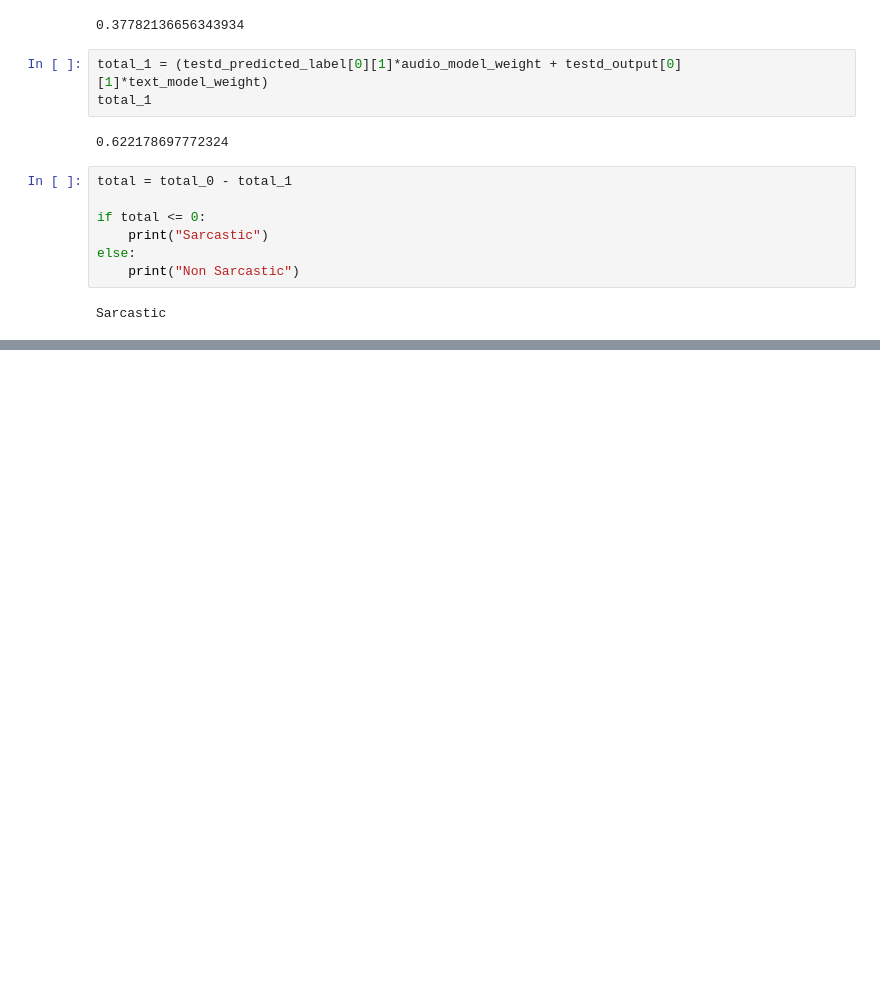
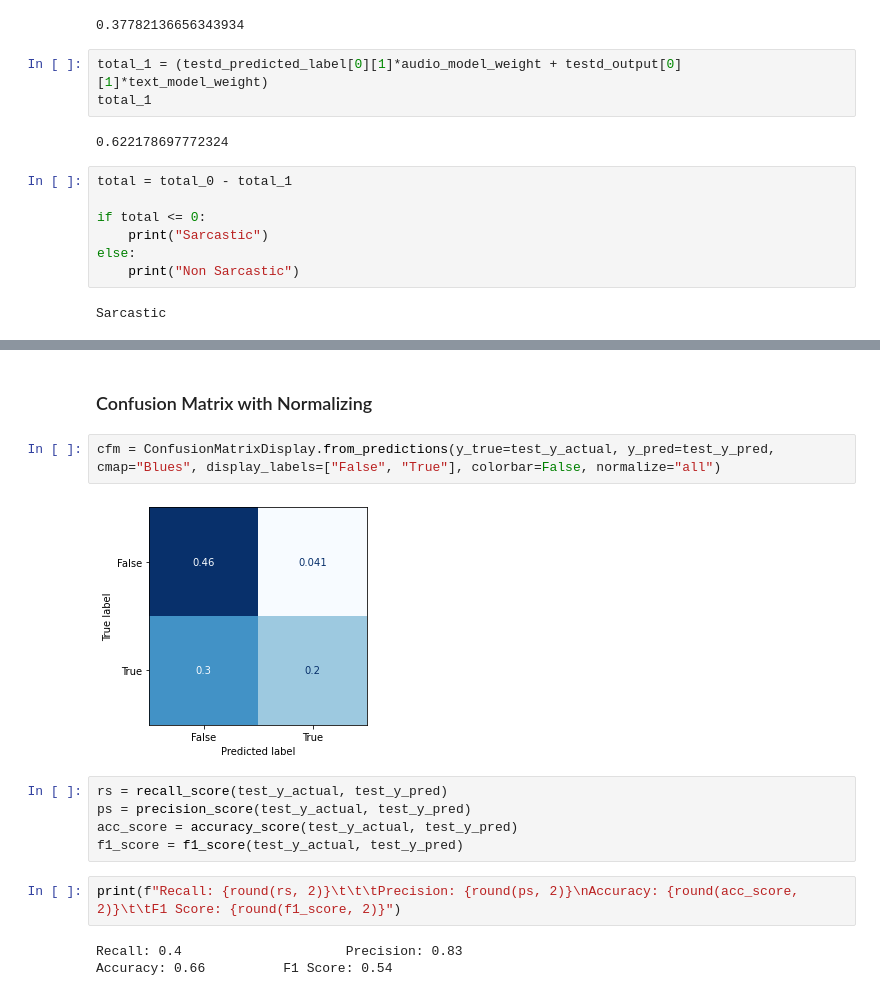
Before and after one commit to AiSirachcha21/sarcastically-psdp, a Jupyter notebook: sarcastically.ipynb, the cells around one changed output, grey strips where cells are left out. Saved outputs shown, nothing was run; the diff lists cells and outputs as text; blank space fills up the shorter version.

```diff
--- a/sarcastically.ipynb
+++ b/sarcastically.ipynb
@@ -401,0 +447,16 @@ Sarcastic
+# %% [markdown]
+### Confusion Matrix with Normalizing
+# %%
+cfm = ConfusionMatrixDisplay.from_predictions(y_true=test_y_actual, y_pred=test_y_pred, cmap="Blues", display_labels=["False", "True"], colorbar=False, normalize="all")
+# %% [output]
+[figure, added]
+# %%
+rs = recall_score(test_y_actual, test_y_pred)
+ps = precision_score(test_y_actual, test_y_pred)
+acc_score = accuracy_score(test_y_actual, test_y_pred)
+f1_score = f1_score(test_y_actual, test_y_pred)
+# %%
+print(f"Recall: {round(rs, 2)}\t\t\tPrecision: {round(ps, 2)}\nAccuracy: {round(acc_score, 2)}\t\tF1 Score: {round(f1_score, 2)}")
+# %% [output]
+Recall: 0.4                     Precision: 0.83
+Accuracy: 0.66          F1 Score: 0.54
```
Also changed, not shown: parts of 7 cells of this notebook.
